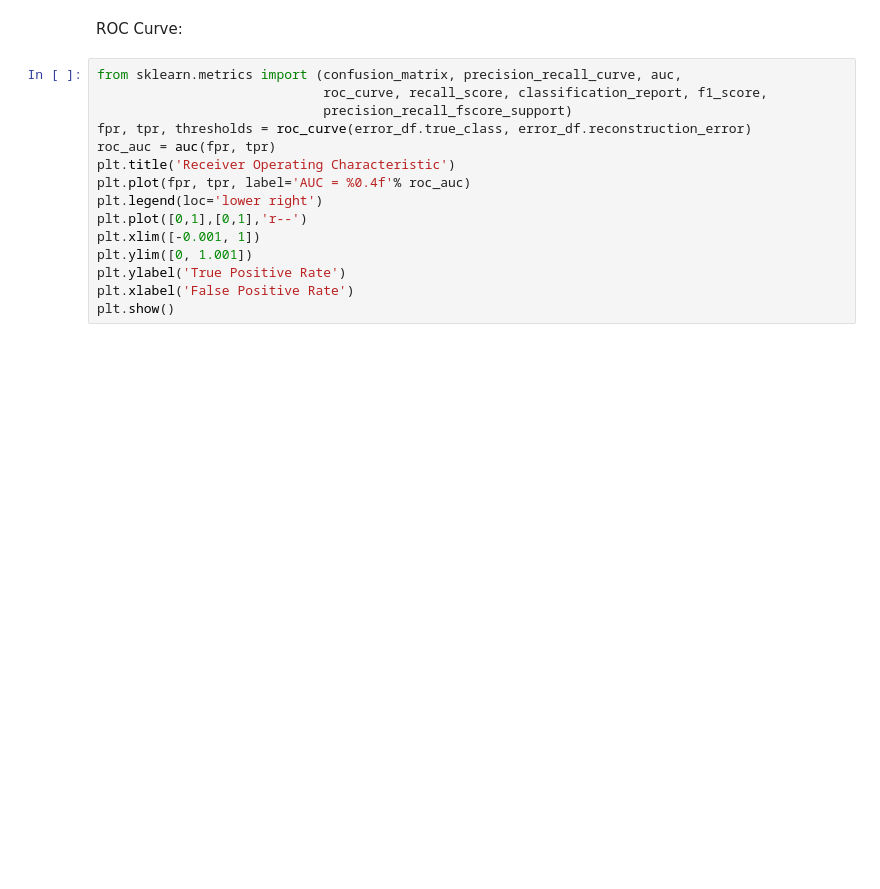
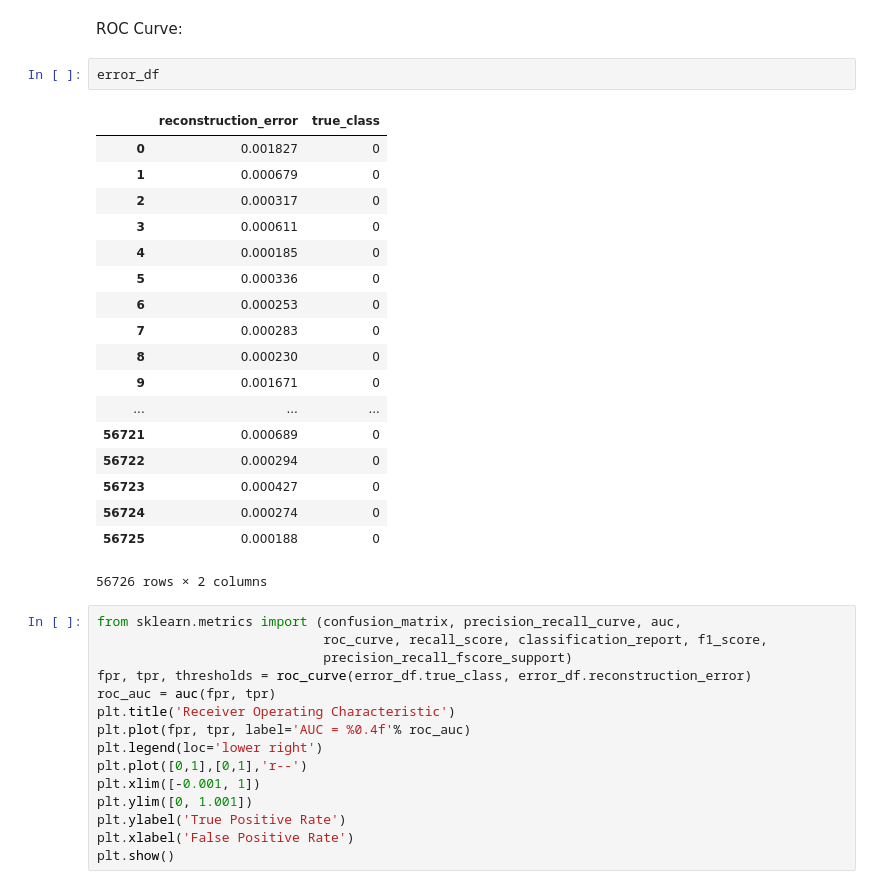
Before and after one commit to alex-nogue/A-quick-Neural-Network, a Jupyter notebook: Autoencoder - Anomaly Detection/Credit Card Fraud Detection using Autoencoders in H2O.ipynb, the cells around one changed output. Drawn from its saved outputs; the diff is of its cells as text; blank space fills up the shorter version.

```diff
--- a/Autoencoder - Anomaly Detection/Credit Card Fraud Detection using Autoencoders in H2O.ipynb
+++ b/Autoencoder - Anomaly Detection/Credit Card Fraud Detection using Autoencoders in H2O.ipynb
@@ -212,5 +212,26 @@ deeplearning prediction progress: |███████████████
 # %% [markdown]
 ROC Curve:
+# %%
+error_df
+# %% [output]
+|  | reconstruction_error | true_class |
+| 0 | 0.001827 | 0 |
+| 1 | 0.000679 | 0 |
+| 2 | 0.000317 | 0 |
+| 3 | 0.000611 | 0 |
+| 4 | 0.000185 | 0 |
+| 5 | 0.000336 | 0 |
+| 6 | 0.000253 | 0 |
+| 7 | 0.000283 | 0 |
+| 8 | 0.000230 | 0 |
+| 9 | 0.001671 | 0 |
+| ... | ... | ... |
+| 56721 | 0.000689 | 0 |
+| 56722 | 0.000294 | 0 |
+| 56723 | 0.000427 | 0 |
+| 56724 | 0.000274 | 0 |
+| 56725 | 0.000188 | 0 |
+56726 rows × 2 columns
 # %%
 from sklearn.metrics import (confusion_matrix, precision_recall_curve, auc,
                              roc_curve, recall_score, classification_report, f1_score,
```
Also changed, not shown: parts of 4 cells of this notebook.
